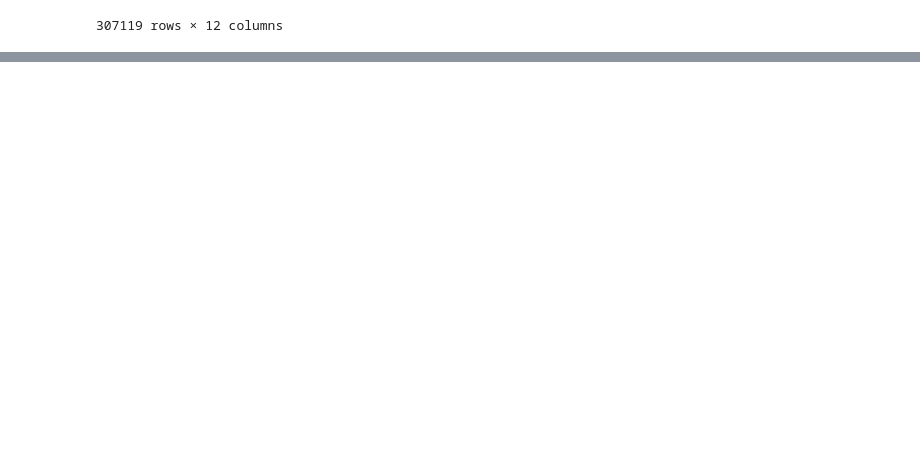
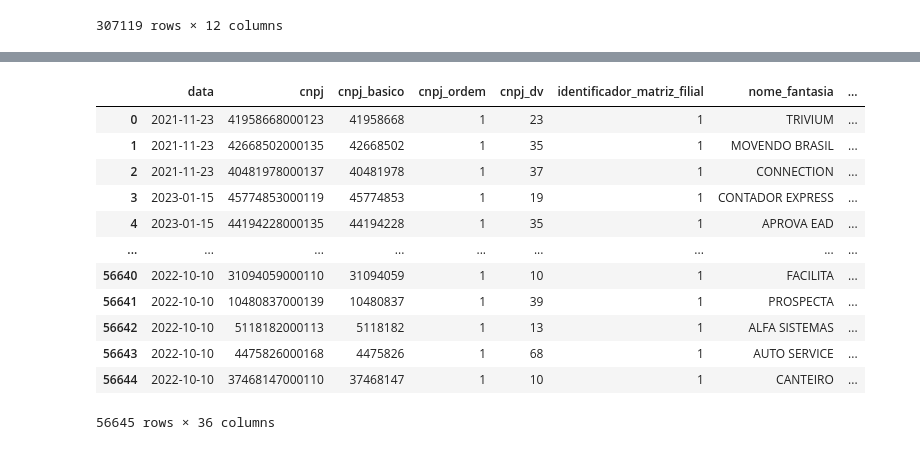
Before and after one commit to estevaocardoso/projetos-estevao, a Jupyter notebook: DISSERTAÇÃO/rascunhos.ipynb, the cells around one changed output, grey strips where cells are left out. Drawn from its saved outputs; the diff is of its cells as text; code cells hidden in the pictures; blank space fills up the shorter version.

```diff
--- a/DISSERTAÇÃO/rascunhos.ipynb
+++ b/DISSERTAÇÃO/rascunhos.ipynb
@@ -335,0 +363,3 @@ data.to_excel('merged_df_usa_excrate.xlsx')
+# %%
+df = pd.read_csv('lista_statups_merged_estabelecimentos_cnpj.csv')
+df.columns
@@ -335,0 +377,16 @@ data.to_excel('merged_df_usa_excrate.xlsx')
+# %%
+df
+# %% [output]
+|  | data | cnpj | cnpj_basico | cnpj_ordem | cnpj_dv | identificador_matriz_filial | nome_fantasia | ... |
+| 0 | 2021-11-23 | 41958668000123 | 41958668 | 1 | 23 | 1 | TRIVIUM | ... |
+| 1 | 2021-11-23 | 42668502000135 | 42668502 | 1 | 35 | 1 | MOVENDO BRASIL | ... |
+| 2 | 2021-11-23 | 40481978000137 | 40481978 | 1 | 37 | 1 | CONNECTION | ... |
+| 3 | 2023-01-15 | 45774853000119 | 45774853 | 1 | 19 | 1 | CONTADOR EXPRESS | ... |
+| 4 | 2023-01-15 | 44194228000135 | 44194228 | 1 | 35 | 1 | APROVA EAD | ... |
+| ... | ... | ... | ... | ... | ... | ... | ... | ... |
+| 56640 | 2022-10-10 | 31094059000110 | 31094059 | 1 | 10 | 1 | FACILITA | ... |
+| 56641 | 2022-10-10 | 10480837000139 | 10480837 | 1 | 39 | 1 | PROSPECTA | ... |
+| 56642 | 2022-10-10 | 5118182000113 | 5118182 | 1 | 13 | 1 | ALFA SISTEMAS | ... |
+| 56643 | 2022-10-10 | 4475826000168 | 4475826 | 1 | 68 | 1 | AUTO SERVICE | ... |
+| 56644 | 2022-10-10 | 37468147000110 | 37468147 | 1 | 10 | 1 | CANTEIRO | ... |
+56645 rows × 36 columns
```
Also changed, not shown: parts of 14 cells of this notebook, 2 other files.
